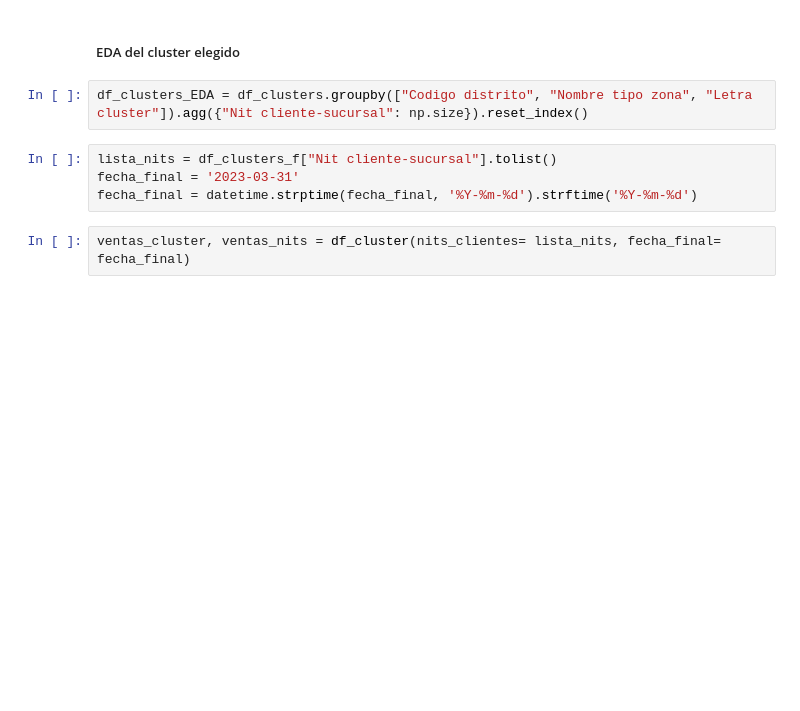
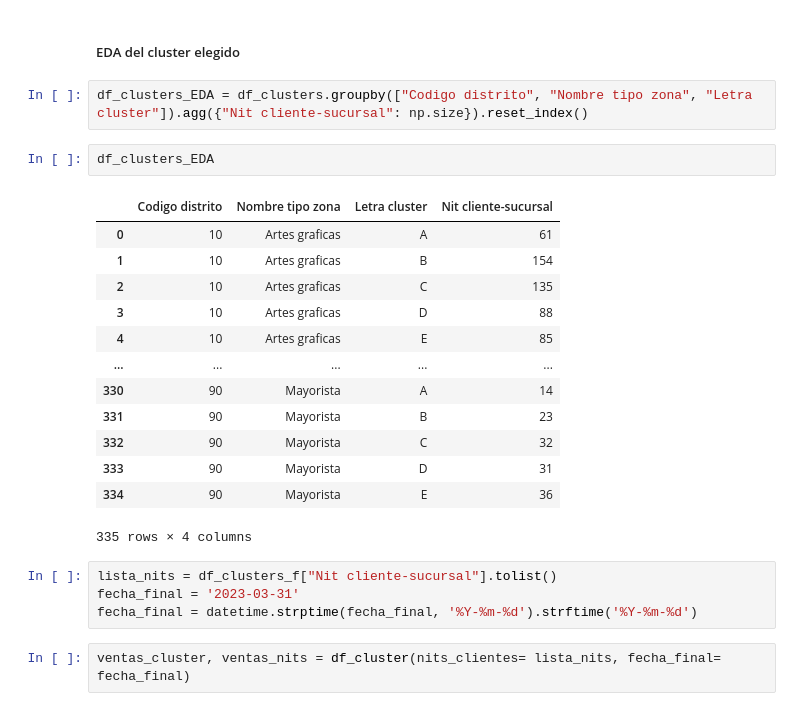
Before and after one commit to TomasCardeLo/ML-Dispapeles-TomasCaLo, a Jupyter notebook: Time series/Time series v4 pycaret.ipynb, the cells around one changed output. Cells and saved outputs as stored; diff of their text form; blank space fills up the shorter version.

```diff
--- a/Time series/Time series v4 pycaret.ipynb
+++ b/Time series/Time series v4 pycaret.ipynb
@@ -115,6 +115,22 @@ df_clusters_f = df_clusters[
 ##### EDA del cluster elegido
 # %%
 df_clusters_EDA = df_clusters.groupby(["Codigo distrito", "Nombre tipo zona", "Letra cluster"]).agg({"Nit cliente-sucursal": np.size}).reset_index()
+# %%
+df_clusters_EDA
+# %% [output]
+|  | Codigo distrito | Nombre tipo zona | Letra cluster | Nit cliente-sucursal |
+| 0 | 10 | Artes graficas | A | 61 |
+| 1 | 10 | Artes graficas | B | 154 |
+| 2 | 10 | Artes graficas | C | 135 |
+| 3 | 10 | Artes graficas | D | 88 |
+| 4 | 10 | Artes graficas | E | 85 |
+| ... | ... | ... | ... | ... |
+| 330 | 90 | Mayorista | A | 14 |
+| 331 | 90 | Mayorista | B | 23 |
+| 332 | 90 | Mayorista | C | 32 |
+| 333 | 90 | Mayorista | D | 31 |
+| 334 | 90 | Mayorista | E | 36 |
+335 rows × 4 columns
 # %%
 lista_nits = df_clusters_f["Nit cliente-sucursal"].tolist()
 fecha_final = '2023-03-31'
```
Also changed, not shown: parts of 6 cells of this notebook, 9 other files.
